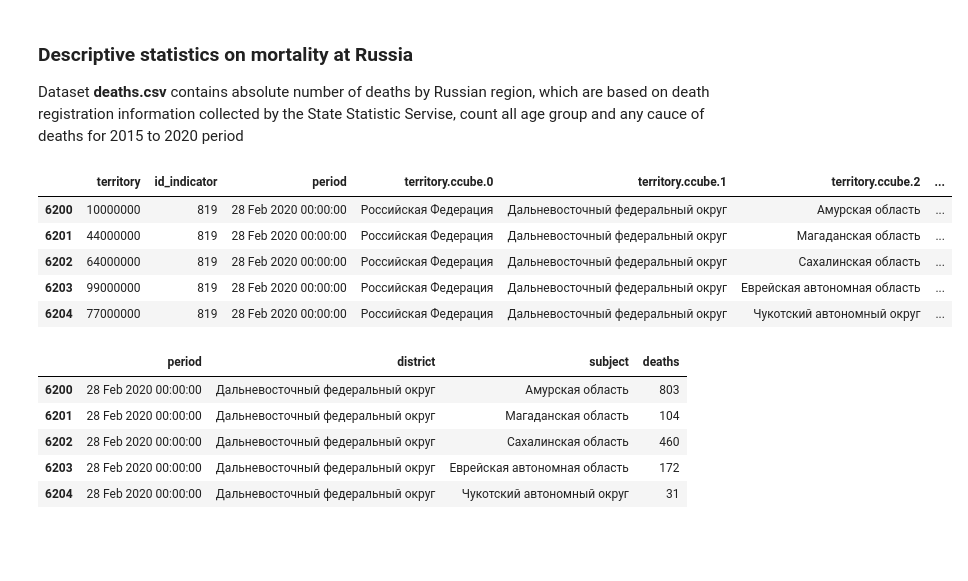
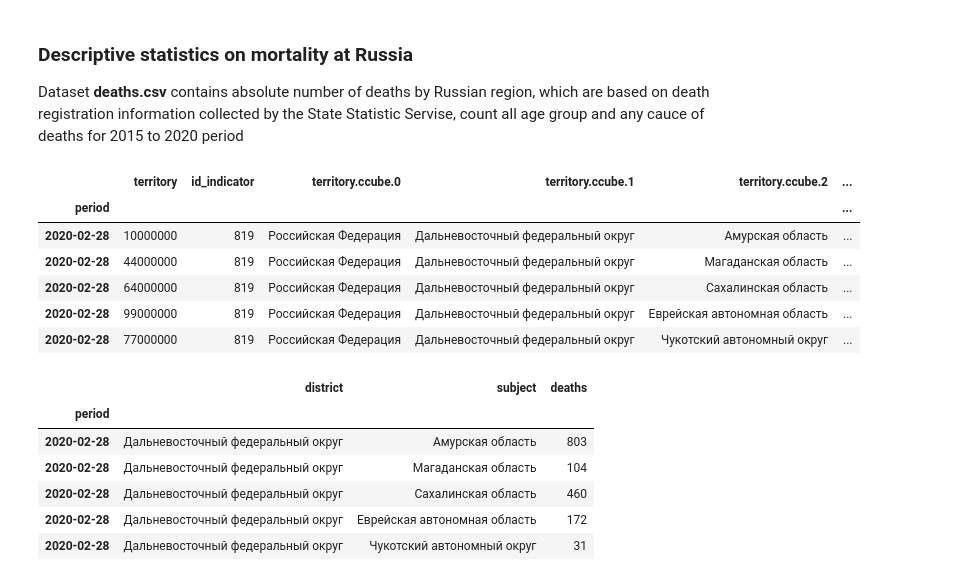
Before and after one commit to 1am6da/DA-python, a Jupyter notebook: notebooks/mortality.ipynb, the cells around one changed output. Saved outputs shown, nothing was run; the diff lists cells and outputs as text; code cells hidden in the pictures; blank space fills up the shorter version.

```diff
--- a/notebooks/mortality.ipynb
+++ b/notebooks/mortality.ipynb
@@ -14,21 +13,25 @@ pd.plotting.register_matplotlib_converters()
 # %%
-data = pd.read_csv('../data/deaths.csv', parse_dates=True)
+# Load the data file
+data = pd.read_csv('../data/deaths.csv', parse_dates=True, index_col='period')
 data.tail(5)
 # %% [output]
-|  | territory | id_indicator | period | territory.ccube.0 | territory.ccube.1 | territory.ccube.2 | ... |
-| 6200 | 10000000 | 819 | 28 Feb 2020 00:00:00 | Российская Федерация | Дальневосточный федеральный округ | Амурская область | ... |
-| 6201 | 44000000 | 819 | 28 Feb 2020 00:00:00 | Российская Федерация | Дальневосточный федеральный округ | Магаданская область | ... |
-| 6202 | 64000000 | 819 | 28 Feb 2020 00:00:00 | Российская Федерация | Дальневосточный федеральный округ | Сахалинская область | ... |
-| 6203 | 99000000 | 819 | 28 Feb 2020 00:00:00 | Российская Федерация | Дальневосточный федеральный округ | Еврейская автономная область | ... |
-| 6204 | 77000000 | 819 | 28 Feb 2020 00:00:00 | Российская Федерация | Дальневосточный федеральный округ | Чукотский автономный округ | ... |
+|  | territory | id_indicator | territory.ccube.0 | territory.ccube.1 | territory.ccube.2 | ... |
+| period |  |  |  |  |  | ... |
+| 2020-02-28 | 10000000 | 819 | Российская Федерация | Дальневосточный федеральный округ | Амурская область | ... |
+| 2020-02-28 | 44000000 | 819 | Российская Федерация | Дальневосточный федеральный округ | Магаданская область | ... |
+| 2020-02-28 | 64000000 | 819 | Российская Федерация | Дальневосточный федеральный округ | Сахалинская область | ... |
+| 2020-02-28 | 99000000 | 819 | Российская Федерация | Дальневосточный федеральный округ | Еврейская автономная область | ... |
+| 2020-02-28 | 77000000 | 819 | Российская Федерация | Дальневосточный федеральный округ | Чукотский автономный округ | ... |
 # %%
+# Removing redundant and renaming columns
 data.drop(columns=['territory',  'id_indicator', 'territory.ccube.0','territory.ccube.attr.0'], inplace=True)
 data.rename(columns={'territory.ccube.1':'district', 'territory.ccube.2':'subject', 'value':'deaths'}, inplace=True)
 data.tail(5)
 # %% [output]
-|  | period | district | subject | deaths |
-| 6200 | 28 Feb 2020 00:00:00 | Дальневосточный федеральный округ | Амурская область | 803 |
-| 6201 | 28 Feb 2020 00:00:00 | Дальневосточный федеральный округ | Магаданская область | 104 |
-| 6202 | 28 Feb 2020 00:00:00 | Дальневосточный федеральный округ | Сахалинская область | 460 |
-| 6203 | 28 Feb 2020 00:00:00 | Дальневосточный федеральный округ | Еврейская автономная область | 172 |
-| 6204 | 28 Feb 2020 00:00:00 | Дальневосточный федеральный округ | Чукотский автономный округ | 31 |
+|  | district | subject | deaths |
+| period |  |  |  |
+| 2020-02-28 | Дальневосточный федеральный округ | Амурская область | 803 |
+| 2020-02-28 | Дальневосточный федеральный округ | Магаданская область | 104 |
+| 2020-02-28 | Дальневосточный федеральный округ | Сахалинская область | 460 |
+| 2020-02-28 | Дальневосточный федеральный округ | Еврейская автономная область | 172 |
+| 2020-02-28 | Дальневосточный федеральный округ | Чукотский автономный округ | 31 |
```
Also changed, not shown: parts of 6 cells of this notebook.
